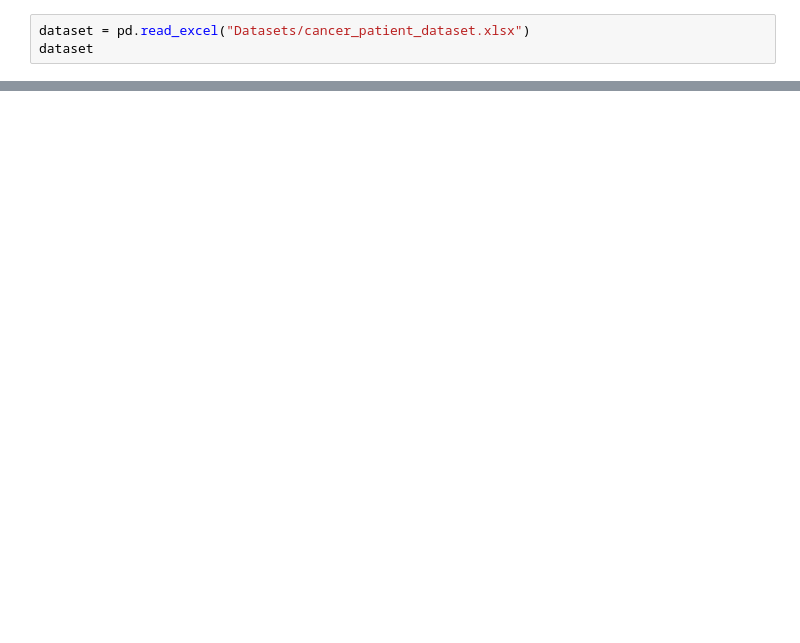
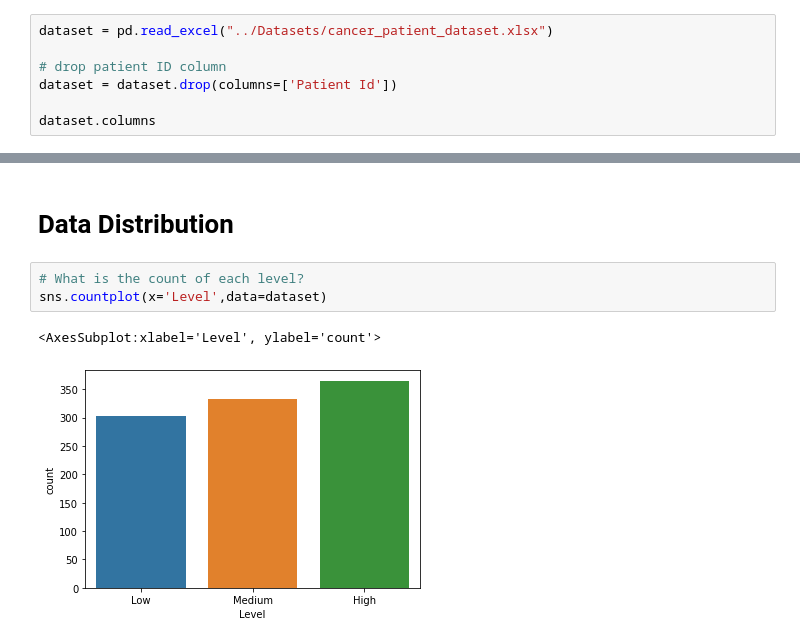
Before and after one commit to hedeencharles/ML_final_project, a Jupyter notebook: Jupyter Notebooks/data_exploration.ipynb, the cells around one changed output, grey strips where cells are left out. Saved outputs shown, nothing was run; the diff lists cells and outputs as text; blank space fills up the shorter version.

Commit message:
adding datasets and initial files

```diff
--- a/Jupyter Notebooks/data_exploration.ipynb
+++ b/Jupyter Notebooks/data_exploration.ipynb
@@ -9,4 +18,8 @@ import matplotlib as plt
 # %%
-dataset = pd.read_excel("Datasets/cancer_patient_dataset.xlsx")
-dataset
+dataset = pd.read_excel("../Datasets/cancer_patient_dataset.xlsx")
+
+# drop patient ID column
+dataset = dataset.drop(columns=['Patient Id'])
+
+dataset.columns
 # %% [output]
@@ -25,0 +57,8 @@ dataset
+# %% [markdown]
+# Data Distribution
+# %%
+# What is the count of each level?
+sns.countplot(x='Level',data=dataset)
+# %% [output]
+<AxesSubplot:xlabel='Level', ylabel='count'>
+[figure, added]
```
Also changed, not shown: parts of 14 cells of this notebook, 16 other files.
